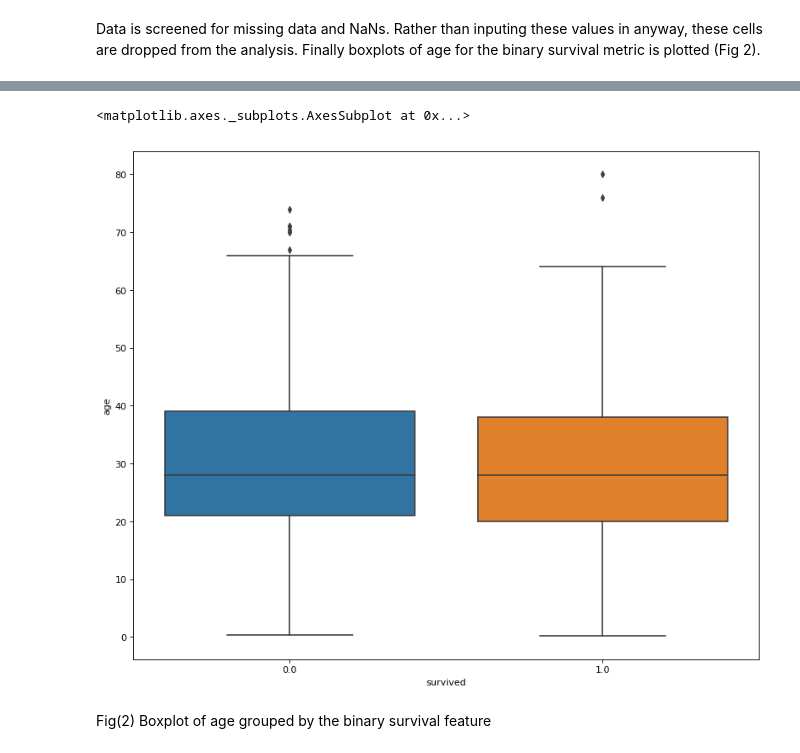
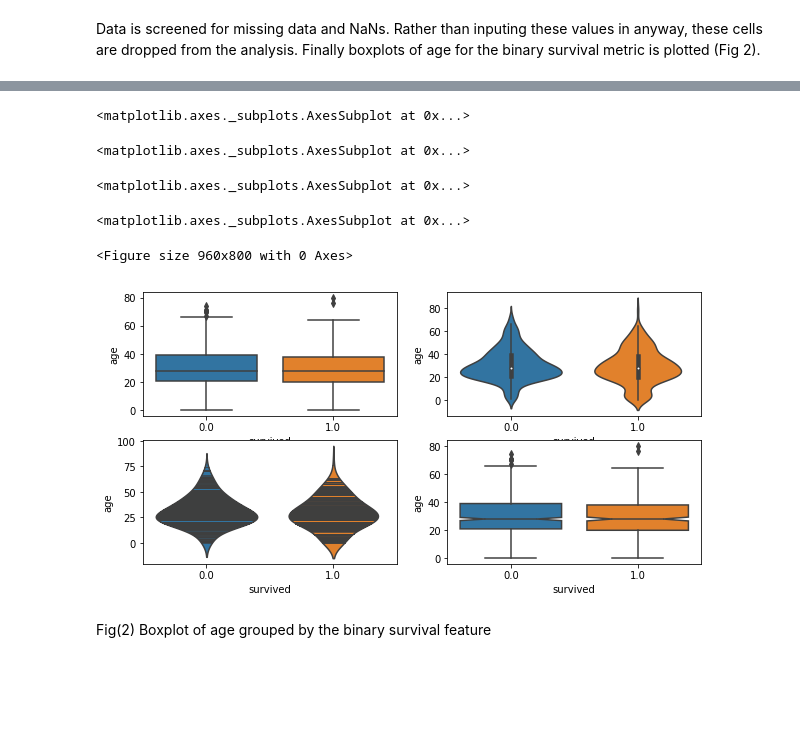
Before and after one commit to roisinanglim/boxplot.py, a Jupyter notebook: boxplot.py.ipynb, the cells around one changed output, grey strips where cells are left out. Cells and saved outputs as stored; diff of their text form; code cells hidden in the pictures; blank space fills up the shorter version.

Commit message:
updates graphs

```diff
--- a/boxplot.py.ipynb
+++ b/boxplot.py.ipynb
@@ -50,14 +57,23 @@ Data is screened for missing data and NaNs. Rather than inputing these values in
 # %%
 emptyidx = pd.isnull(df)
 if np.sum(np.sum(emptyidx)) >0 :
     df = df.dropna()
 
 fig=plt.figure(figsize=(12, 10), dpi= 80, facecolor='w', edgecolor='k')
+fig, ax = plt.subplots(figsize=(10,5), ncols=2, nrows=2)
 #set x and y axis data and create boxplot
-sns.boxplot(x = "survived", y="age", data = df)
+sns.boxplot(x = "survived", y="age", data = df, ax=ax[0][0])
+sns.violinplot(x='survived', y='age',data=df, ax=ax[0][1])
+sns.boxplot(x='survived', y='age',data=df, notch = True,ax=ax[1][1])
+sns.violinplot(x="survived", y="age",data=df, inner="stick", bw=.5,ax=ax[1][0])
+fig.show()
 # %% [output]
 <matplotlib.axes._subplots.AxesSubplot at 0x...>
+<matplotlib.axes._subplots.AxesSubplot at 0x...>
+<matplotlib.axes._subplots.AxesSubplot at 0x...>
+<matplotlib.axes._subplots.AxesSubplot at 0x...>
+<Figure size 960x800 with 0 Axes>
-[figure, old version]
+[figure, new version]
 # %% [markdown]
 Fig(2) Boxplot of age grouped by the binary survival feature
 # %% [markdown]
```
Also changed, not shown: parts of 10 cells of this notebook.
